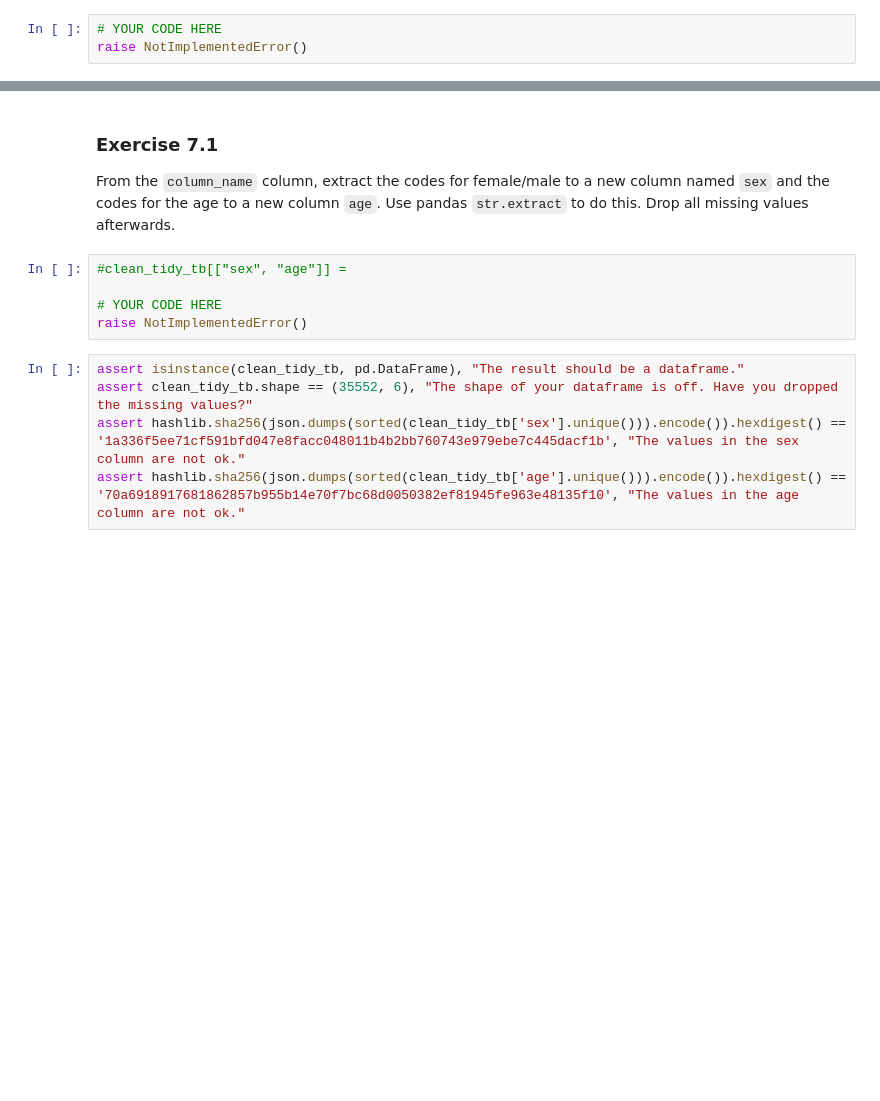
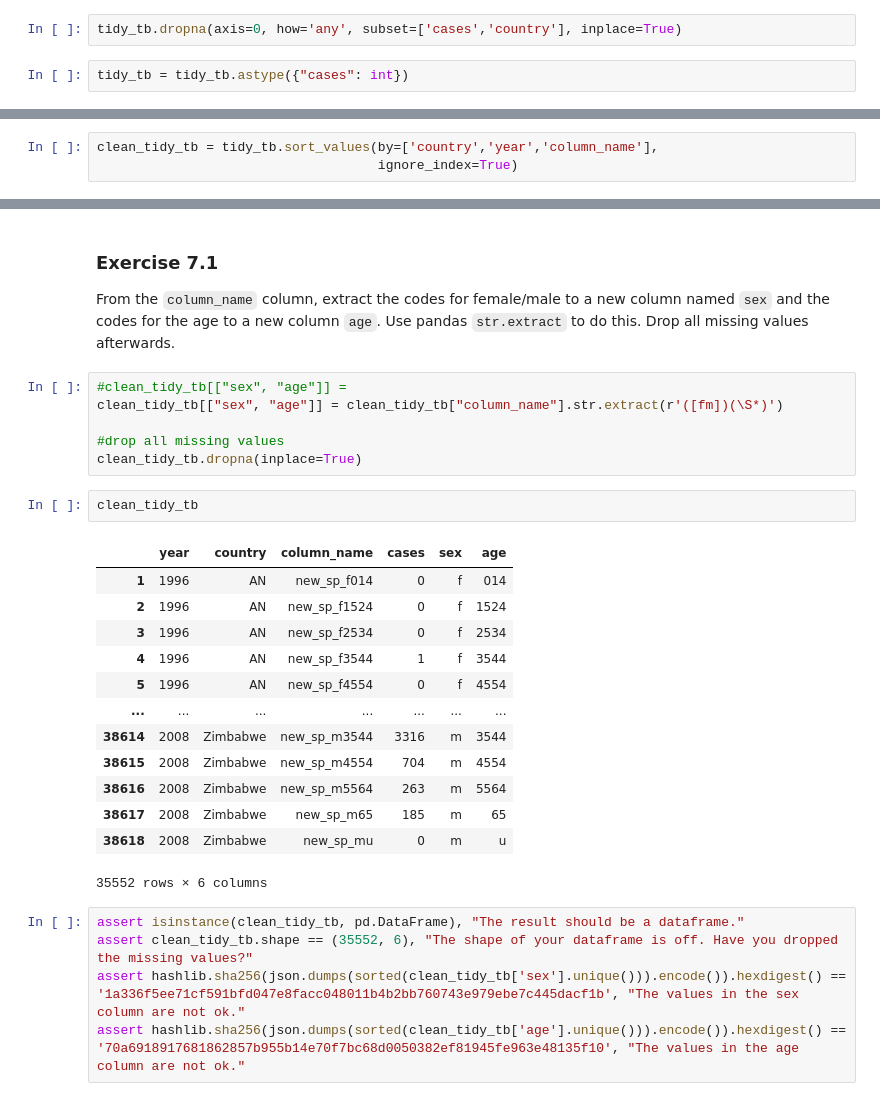
Before and after one commit to CarmenSC/batch7-workspace, a Jupyter notebook: S01 - Bootcamp and Binary Classification/SLU06 - Dealing with Data Problems/Exercise notebook.ipynb, the cells around one changed output, grey strips where cells are left out. Saved outputs shown, nothing was run; the diff lists cells and outputs as text; blank space fills up the shorter version.

```diff
--- a/S01 - Bootcamp and Binary Classification/SLU06 - Dealing with Data Problems/Exercise notebook.ipynb
+++ b/S01 - Bootcamp and Binary Classification/SLU06 - Dealing with Data Problems/Exercise notebook.ipynb
@@ -399,3 +464,4 @@ Our dataframe is tidy, but it's not clean. From the `tidy_tb` dataframe, drop al
 # %%
-# YOUR CODE HERE
-raise NotImplementedError()
+tidy_tb.dropna(axis=0, how='any', subset=['cases','country'], inplace=True)
+# %%
+tidy_tb = tidy_tb.astype({"cases": int})
@@ -401,0 +482,3 @@ raise NotImplementedError()
+# %%
+clean_tidy_tb = tidy_tb.sort_values(by=['country','year','column_name'],
+                                    ignore_index=True)
@@ -414,9 +503,26 @@ Our `clean_tidy_tb` is looking better, but now we need to address the problem of
 From the `column_name` column, extract the codes for female/male to a new column named `sex` and the codes for the age to a new column `age`. Use pandas `str.extract` to do this. Drop all missing values afterwards.
 # %%
 #clean_tidy_tb[["sex", "age"]] =
+clean_tidy_tb[["sex", "age"]] = clean_tidy_tb["column_name"].str.extract(r'([fm])(\S*)')
 
-# YOUR CODE HERE
-raise NotImplementedError()
+#drop all missing values
+clean_tidy_tb.dropna(inplace=True)
+# %%
+clean_tidy_tb
+# %% [output]
+|  | year | country | column_name | cases | sex | age |
+| 1 | 1996 | AN | new_sp_f014 | 0 | f | 014 |
+| 2 | 1996 | AN | new_sp_f1524 | 0 | f | 1524 |
+| 3 | 1996 | AN | new_sp_f2534 | 0 | f | 2534 |
+| 4 | 1996 | AN | new_sp_f3544 | 1 | f | 3544 |
+| 5 | 1996 | AN | new_sp_f4554 | 0 | f | 4554 |
+| ... | ... | ... | ... | ... | ... | ... |
+| 38614 | 2008 | Zimbabwe | new_sp_m3544 | 3316 | m | 3544 |
+| 38615 | 2008 | Zimbabwe | new_sp_m4554 | 704 | m | 4554 |
+| 38616 | 2008 | Zimbabwe | new_sp_m5564 | 263 | m | 5564 |
+| 38617 | 2008 | Zimbabwe | new_sp_m65 | 185 | m | 65 |
+| 38618 | 2008 | Zimbabwe | new_sp_mu | 0 | m | u |
+35552 rows × 6 columns
 # %%
 assert isinstance(clean_tidy_tb, pd.DataFrame), "The result should be a dataframe."
 assert clean_tidy_tb.shape == (35552, 6), "The shape of your dataframe is off. Have you dropped the missing values?"
```
Also changed, not shown: parts of 21 cells of this notebook, 1 other file.
